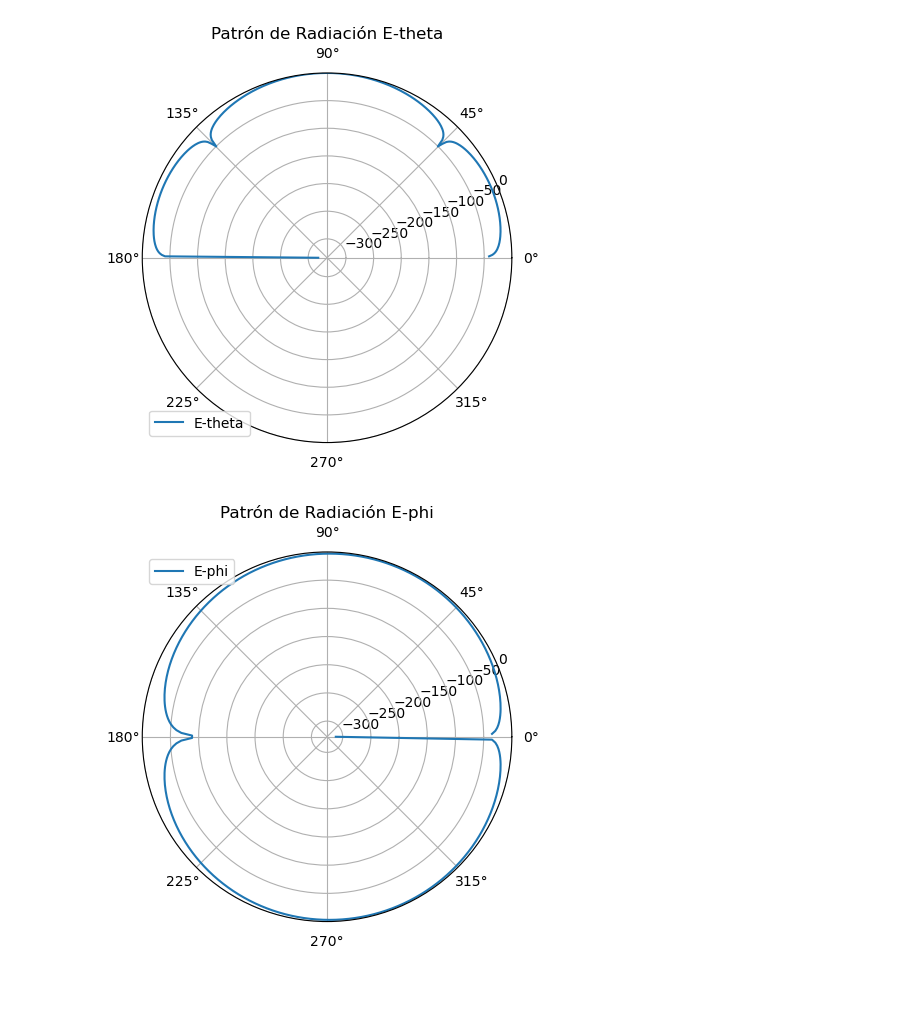
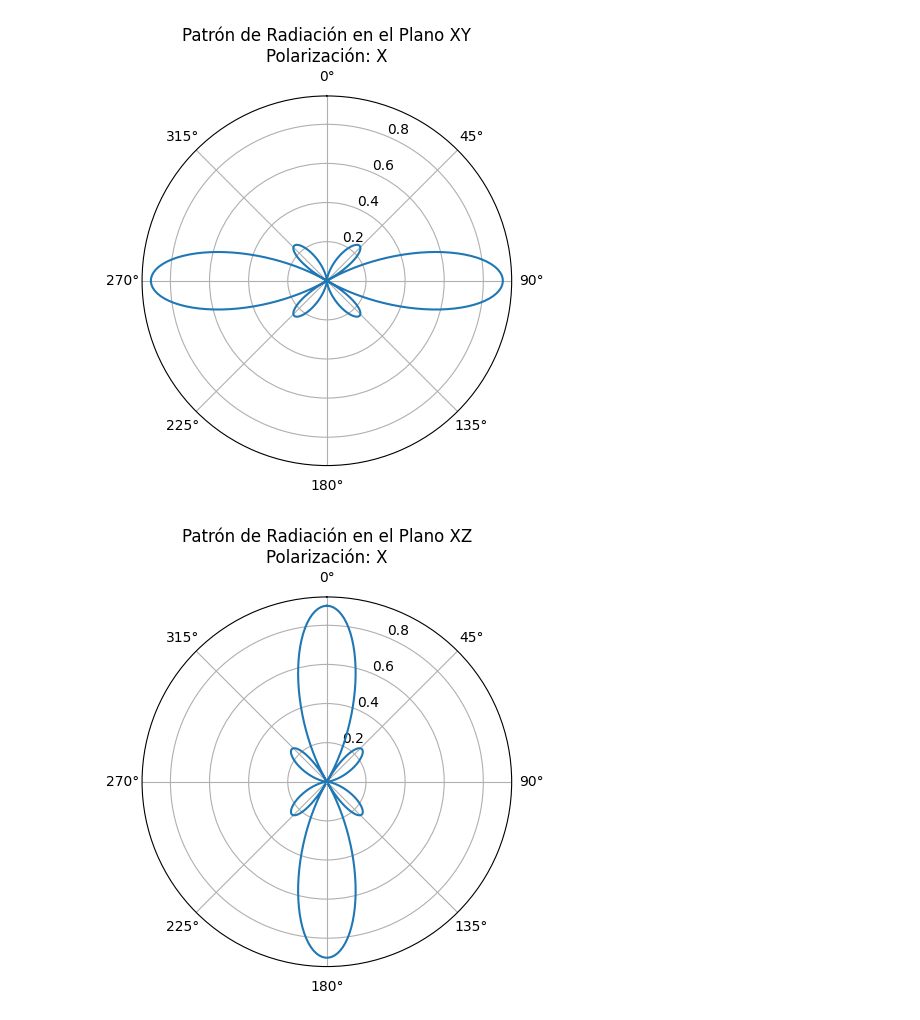
Before and after one commit to jjagerezjimenez/Electromagnetismo_2, a Jupyter notebook: test_dipolos_rot_xyz.ipynb, the cells around one changed output. Saved outputs shown, nothing was run; the diff lists cells and outputs as text; code cells hidden in the pictures; blank space fills up the shorter version.

```diff
--- a/test_dipolos_rot_xyz.ipynb
+++ b/test_dipolos_rot_xyz.ipynb
@@ -181,3 +22,0 @@ phi = np.linspace(0, 2 * np.pi, 360)
-# %%
-# Seleccionar la polarización: 'x', 'y', 'z'
-polarizacion = 'x'
@@ -214,9 +22,0 @@ def plot_etheta_ephi(E_theta, E_phi, theta, phi):
-# %%
-# Calcular los patrones de radiación para los dipolos en polarización seleccionada
-E_theta, E_phi = calcular_parton_radiacion(theta, phi, polarizacion)
-
-# Graficar los patrones de radiación para E-theta y E-phi
-plot_etheta_ephi(E_theta, E_phi, theta, phi)
-# %% [output]
-[figure, removed]
-[figure, removed]
@@ -250,0 +23,15 @@ def calcular_patron_radiacion_3d(theta, phi, polarizacion):
+# %%
+# Posiciones de los elementos en el eje X
+n_array = np.arange(N)
+x_n = (- (N - 1) / 2 + n_array) * d_var
+
+# Función para calcular el patrón del elemento según la polarización
+def patron_elemento(theta, phi, polarizacion):
+    if polarizacion == 'X':
+        return np.sin(theta) * np.cos(phi)
+    elif polarizacion == 'Y':
+        return np.sin(theta) * np.sin(phi)
+    elif polarizacion == 'Z':
+        return np.cos(theta)
+    else:
+        raise ValueError("Polarización no reconocida. Usar 'X', 'Y' o 'Z'.")
@@ -250,0 +97,31 @@ def calcular_patron_radiacion_3d(theta, phi, polarizacion):
+# %%
+# Gráficas 2D
+# Plano XY
+plt.figure()
+ax = plt.subplot(111, projection='polar')
+ax.plot(phi_xy, patron_total_xy)
+ax.set_theta_zero_location('N')  # Ángulo cero en el Norte
+ax.set_theta_direction(-1)       # Ángulos en sentido horario
+ax.set_title(f'Patrón de Radiación en el Plano XY\nPolarización: {polarizacion}')
+plt.show()
+
+# Plano XZ
+plt.figure()
+ax = plt.subplot(111, projection='polar')
+ax.plot(theta_xz, patron_total_xz)
+ax.set_theta_zero_location('N')
+ax.set_theta_direction(-1)
+ax.set_title(f'Patrón de Radiación en el Plano XZ\nPolarización: {polarizacion}')
+plt.show()
+
+# Plano YZ
+plt.figure()
+ax = plt.subplot(111, projection='polar')
+ax.plot(theta_yz, patron_total_yz)
+ax.set_theta_zero_location('N')
+ax.set_theta_direction(-1)
+ax.set_title(f'Patrón de Radiación en el Plano YZ\nPolarización: {polarizacion}')
+plt.show()
+# %% [output]
+[figure, added]
+[figure, added]
```
Also changed, not shown: parts of 32 cells of this notebook.
